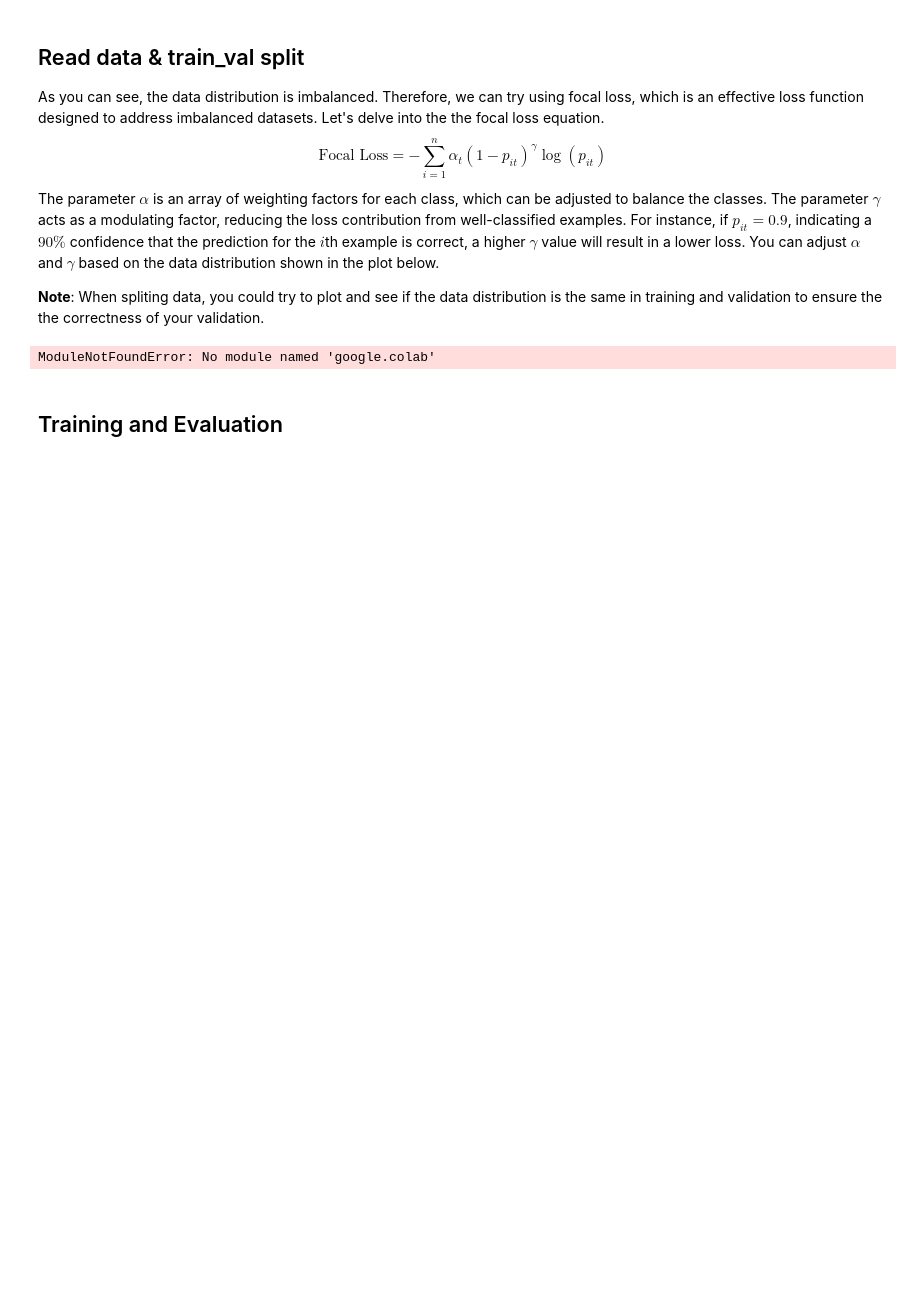
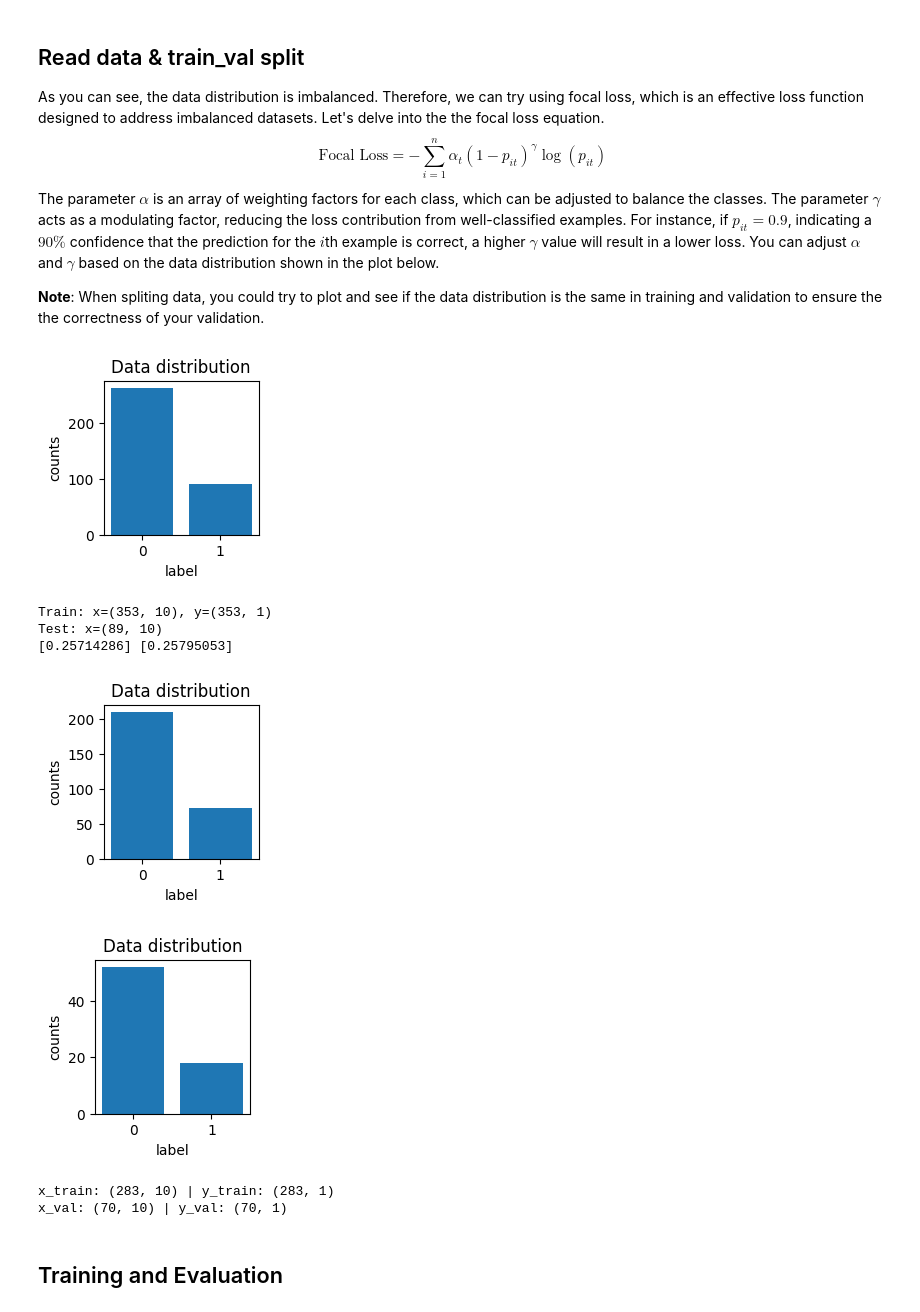
Before and after one commit to ZiJun0502/ML2023-HW, a Jupyter notebook: HW3/HW3.ipynb, the cells around one changed output. Cells and saved outputs as stored; diff of their text form; code cells hidden in the pictures; blank space fills up the shorter version.

```diff
--- a/HW3/HW3.ipynb
+++ b/HW3/HW3.ipynb
@@ -1502,38 +1509,99 @@ The parameter $\alpha$ is an array of weighting factors for each class, which ca
 
 **Note**: When spliting data, you could try to plot and see if the data distribution is the same in training and validation to ensure the the correctness of your validation.
 # %%
-from google.colab import drive
-drive.mount('/content/drive')
+# from google.colab import drive
+# drive.mount('/content/drive')
-# %% [output]
-ModuleNotFoundError: No module named 'google.colab'
 # %%
 # load data
-data = np.load('/content/drive/MyDrive/basic_data.npz')
+# data = np.load('/content/drive/MyDrive/basic_data.npz')
+
+data = np.load('./basic_data.npz')
 X_train, Y_train = data["x_train"], data["y_train"]
 X_test = data["x_test"]
 
 # plot the data distribution
 Y_train_1 = len(['_' for y in Y_train if y == 1])
 Y_train_0 = len(['_' for y in Y_train if y == 0])
 plt.figure(figsize=(2, 2))
 plt.bar([0, 1], [Y_train_0, Y_train_1])
 plt.title('Data distribution')
 plt.xlabel('label')
 plt.ylabel('counts')
 plt.show()
 
 print('Train: x=%s, y=%s' % (X_train.shape, Y_train.shape))
 print('Test: x=%s' % (X_test.shape, ))
 
 ### START CODE HERE ###
+# define useful functions
+def stratified_train_val_split(X, Y, val_ratio=0.2, random_seed=None):
+
+    np.random.seed(random_seed)
+    unique_classes, class_counts = np.unique(Y, return_counts=True)
+
+    # Initialize arrays to store training and validation indices
+    train_indices = []
+    val_indices = []
+
+    # Iterate over each class
+    for c in unique_classes:
+        # Get indices where Y_train == c
+        class_indices = np.where(Y == c)[0]
+
+        # Randomly choose indices for validation
+        val_size = int(val_ratio * len(class_indices))
+        val_indices.extend(np.random.choice(class_indices, val_size, replace=False))
+
+    # All remaining indices are for training
+    all_indices = np.arange(len(Y))
+    train_indices = np.setdiff1d(all_indices, val_indices)
+
+    # Use the selected indices to split X and Y
+    X_train, Y_train = X[train_indices], Y[train_indices]
+    X_val, Y_val = X[val_indices], Y[val_indices]
+
+    return X_train, Y_train, X_val, Y_val
+def one_hot(y):
+    unique_labels = np.unique(y)
+    label_mapping = {label: i for i, label in enumerate(unique_labels)}
+
+    # Get the number of unique labels
+    num_labels = len(unique_labels)
+
+    # Create an empty binary matrix
+    binary_matrix = np.zeros((len(y), num_labels))
+
+    # Fill the binary matrix based on the mapping
+    for i, label in enumerate(y):
+        binary_matrix[i, label_mapping[label[0]]] = 1
+    return binary_matrix
+def show_distribution(Y):
+    unique_classes, class_counts = np.unique(Y, return_counts=True)
+    plt.figure(figsize=(len(unique_classes), 2))
+    plt.bar(unique_classes, class_counts)
+    plt.title('Data distribution')
+    plt.xlabel('label')
+    plt.ylabel('counts')
+    plt.show()
+
 # train_val split
 n = X_train.shape[0]
-x_train, y_train = None, None
-x_val, y_val = None, None
+x_train, y_train, x_val, y_val = stratified_train_val_split(X_train, Y_train, random_seed=42)
+print(sum(y_val == 1)/len(y_val), sum(y_train==1)/len(y_train))
 ### END CODE HERE ###
-
+show_distribution(y_train)
+show_distribution(y_val)
 print("x_train: " + str(x_train.shape) + " | y_train: " + str(y_train.shape))
 print("x_val: " + str(x_val.shape) + " | y_val: " + str(y_val.shape))
+# %% [output]
+[figure, added]
+Train: x=(353, 10), y=(353, 1)
+Test: x=(89, 10)
+[0.25714286] [0.25795053]
+[figure, added]
+[figure, added]
+x_train: (283, 10) | y_train: (283, 1)
+x_val: (70, 10) | y_val: (70, 1)
 # %% [markdown]
 ## Training and Evaluation
 # %%
```
Also changed, not shown: parts of 21 cells of this notebook, 2 other files.
